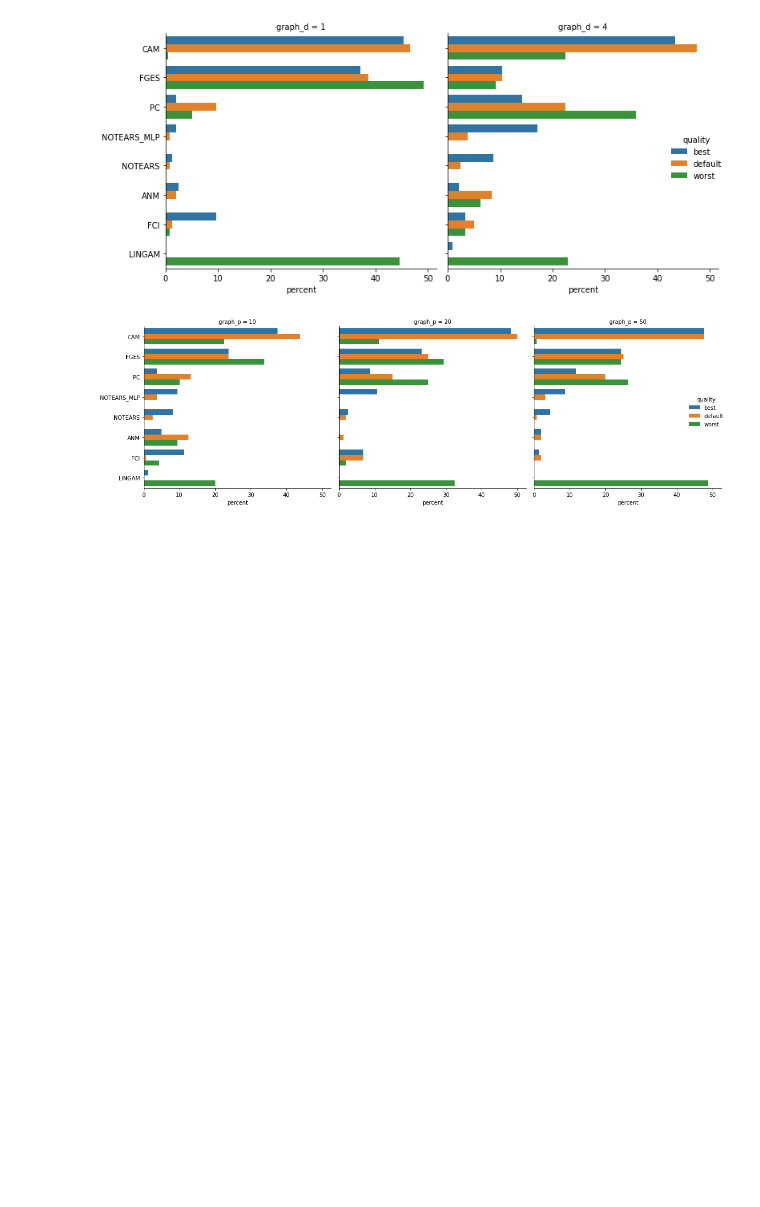
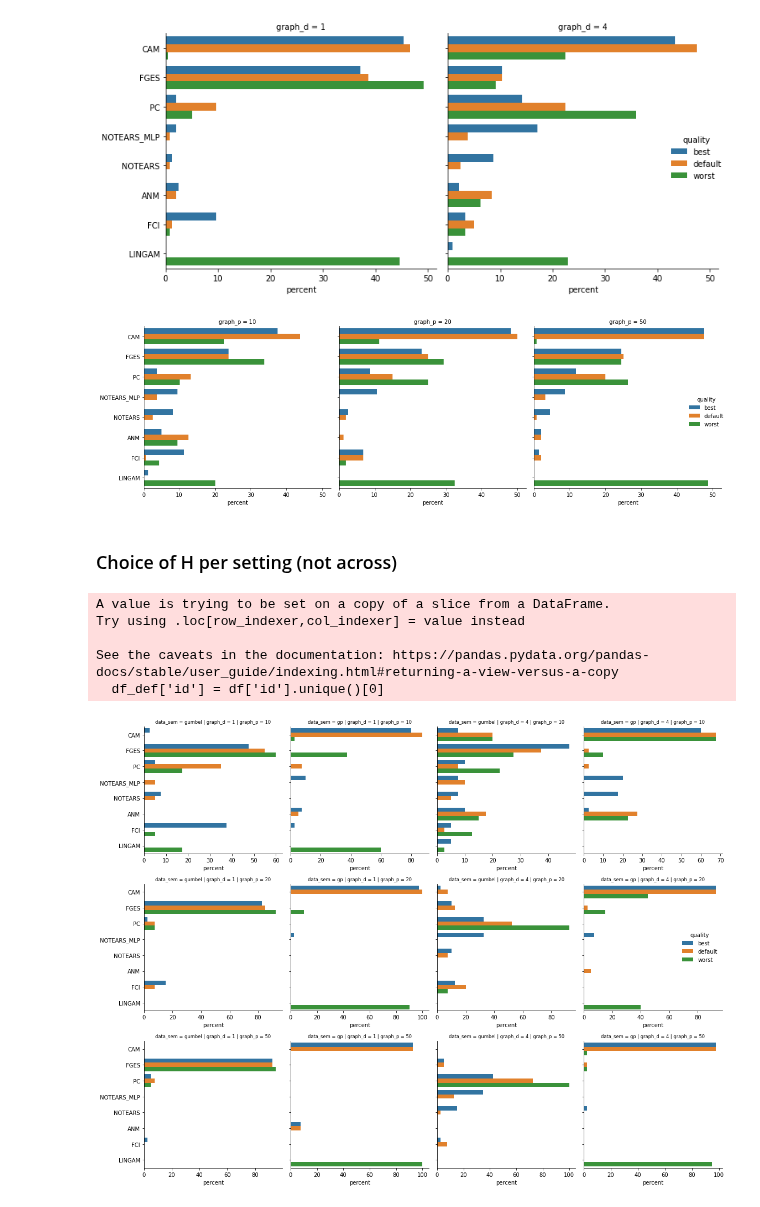
Before and after one commit to misoc-mml/hyperparams-causal-discovery, a Jupyter notebook: hyperparams/model_selection.ipynb, the cells around one changed output. Cells and saved outputs as stored; diff of their text form; code cells hidden in the pictures; blank space fills up the shorter version.

Commit message:
Supplemental plot for model selection analysis.

```diff
--- a/hyperparams/model_selection.ipynb
+++ b/hyperparams/model_selection.ipynb
@@ -322,3 +322,69 @@ for col in ['data_sem', 'data_n', 'graph_type', 'graph_d', 'graph_p']:
 [figure]
 [figure]
 [figure]
+# %% [markdown]
+### Choice of H per setting (not across)
+# %%
+bench_all = pd.read_csv('./results/sim/joint_benchmarks.csv', index_col=0)
+bench_all['id'] = bench_all.apply(lambda x: x['id'].upper(), axis=1)
+
+df_def = ut.def_h('../config/algos_repo.json', './results/sim')
+df_def['id'] = df_def.apply(lambda x: x['id'].upper(), axis=1)
+df_best = ut.best_h(bench_all)
+df_worst = ut.worst_h(bench_all)
+
+df_def['quality'] = 'default'
+df_best['quality'] = 'best'
+df_worst['quality'] = 'worst'
+
+df_final = pd.concat([df_def, df_best, df_worst], axis=0)
+df_win = df_final.groupby(['graph_p', 'graph_d', 'graph_type', 'data_sem', 'data_n', 'replicate', 'quality'], as_index=False).apply(lambda x: x.loc[x['SHD_pattern'].idxmin()])
+# %% [output]
+A value is trying to be set on a copy of a slice from a DataFrame.
+Try using .loc[row_indexer,col_indexer] = value instead
+
+See the caveats in the documentation: https://pandas.pydata.org/pandas-docs/stable/user_guide/indexing.html#returning-a-view-versus-a-copy
+  df_def['id'] = df['id'].unique()[0]
+# %%
+import matplotlib.pylab as pylab
+
+params = {'axes.titlesize': 'small'}
+pylab.rcParams.update(params)
+# %%
+#winners_grouped(df_win, 'quality')
+
+algs = ['CAM', 'FGES', 'PC', 'NOTEARS_MLP', 'NOTEARS', 'ANM', 'FCI', 'LINGAM']
+
+fig, axs = plt.subplots(3, 4, sharex=False, sharey=True, figsize=(16, 12))
+axs = axs.flatten()
+
+i=0
+for p in [10, 20, 50]:
+    for d in [1, 4]:
+        for sem in ['gumbel', 'gp']:
+            ax = axs[i]
+            df_case = df_win.loc[(df_win['data_sem'] == sem) & (df_win['graph_d'] == d) & (df_win['graph_p'] == p)]
+
+            (df_case
+            .groupby('quality')['id']
+            .value_counts(normalize=True)
+            .mul(100)
+            .rename('percent')
+            .reset_index()
+            .pipe((sns.barplot, 'data'), x='percent', y='id', hue='quality', order=algs, orient='h', ax=ax))
+
+            ax.set_title(f'data_sem = {sem} | graph_d = {d} | graph_p = {p}')
+            ax.set_ylabel('')
+            ax.spines[['right', 'top']].set_visible(False)
+
+            if i == 7: # last entry
+                sns.move_legend(ax, loc='center right', frameon=False)
+            else:
+                ax.get_legend().remove()
+
+            i += 1
+
+plt.tight_layout()
+plt.savefig(f'./plots/model_selection/ms_h_combined.pdf', dpi=1000)
+# %% [output]
+[figure, added]
```
Also changed, not shown: 1 other file.
